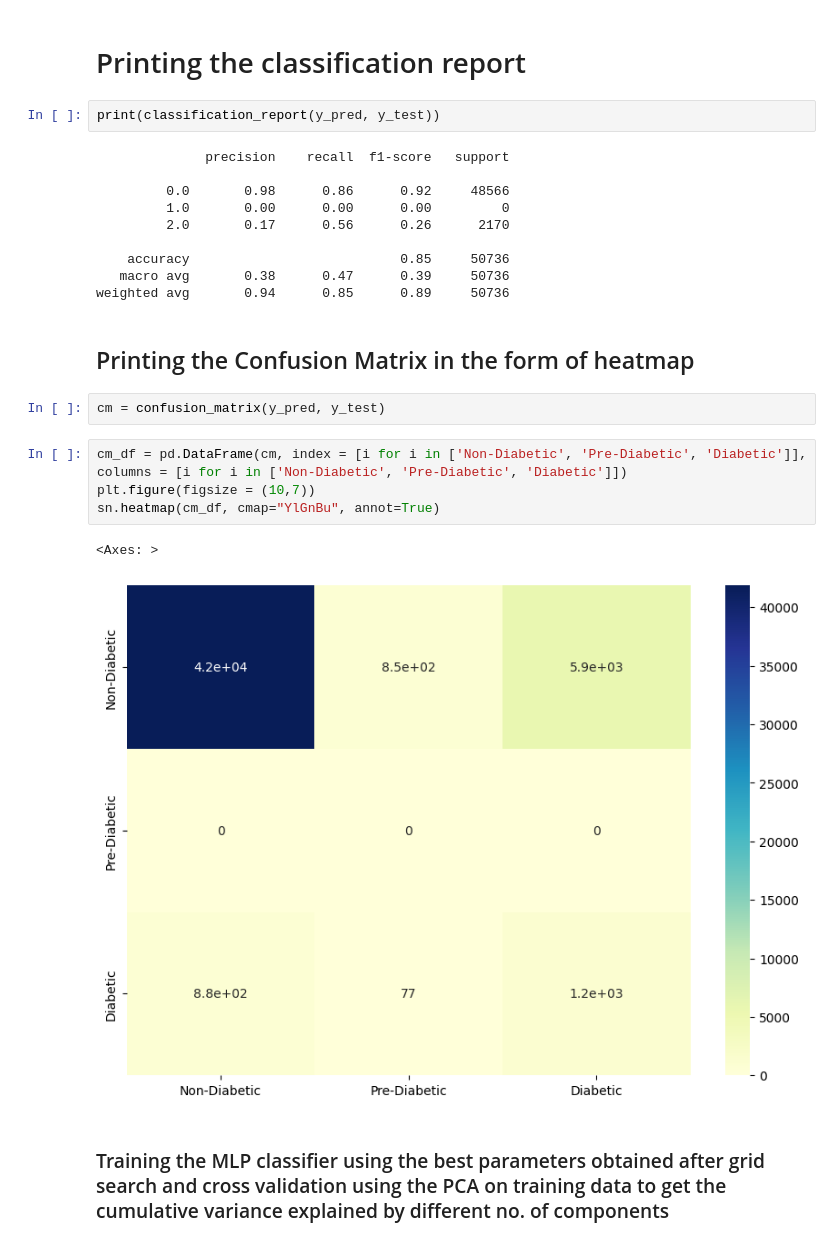
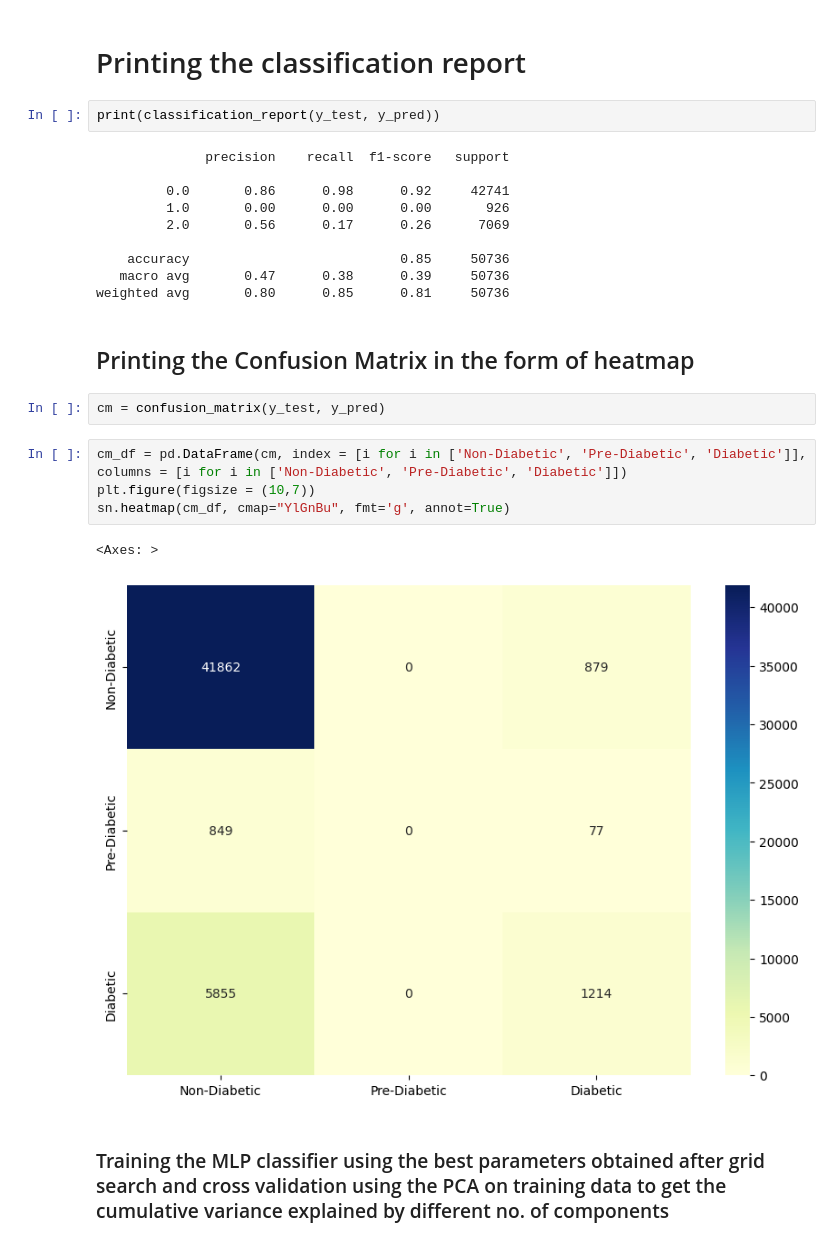
Before and after one commit to embedded-robotics/diabetes-detection-machine-learning, a Jupyter notebook: mlp_diabetes.ipynb, the cells around one changed output. Saved outputs shown, nothing was run; the diff lists cells and outputs as text.

```diff
--- a/mlp_diabetes.ipynb
+++ b/mlp_diabetes.ipynb
@@ -299,28 +299,28 @@ y_pred = mlp_classifer_012.predict(X_test)
 # %% [markdown]
 # Printing the classification report
 # %%
-print(classification_report(y_pred, y_test))
+print(classification_report(y_test, y_pred))
 # %% [output]
               precision    recall  f1-score   support
 
-         0.0       0.98      0.86      0.92     48566
-         1.0       0.00      0.00      0.00         0
-         2.0       0.17      0.56      0.26      2170
+         0.0       0.86      0.98      0.92     42741
+         1.0       0.00      0.00      0.00       926
+         2.0       0.56      0.17      0.26      7069
 
     accuracy                           0.85     50736
-   macro avg       0.38      0.47      0.39     50736
-weighted avg       0.94      0.85      0.89     50736
+   macro avg       0.47      0.38      0.39     50736
+weighted avg       0.80      0.85      0.81     50736
 # %% [markdown]
 ## Printing the Confusion Matrix in the form of heatmap
 # %%
-cm = confusion_matrix(y_pred, y_test)
+cm = confusion_matrix(y_test, y_pred)
 # %%
 cm_df = pd.DataFrame(cm, index = [i for i in ['Non-Diabetic', 'Pre-Diabetic', 'Diabetic']], columns = [i for i in ['Non-Diabetic', 'Pre-Diabetic', 'Diabetic']])
 plt.figure(figsize = (10,7))
-sn.heatmap(cm_df, cmap="YlGnBu", annot=True)
+sn.heatmap(cm_df, cmap="YlGnBu", fmt='g', annot=True)
 # %% [output]
 <Axes: >
-[figure, old version]
+[figure, new version]
 # %% [markdown]
 ### Training the MLP classifier using the best parameters obtained after grid search and cross validation using the PCA on training data to get the cumulative variance explained by different no. of components
 # %%
```
Also changed, not shown: parts of 4 cells of this notebook.
